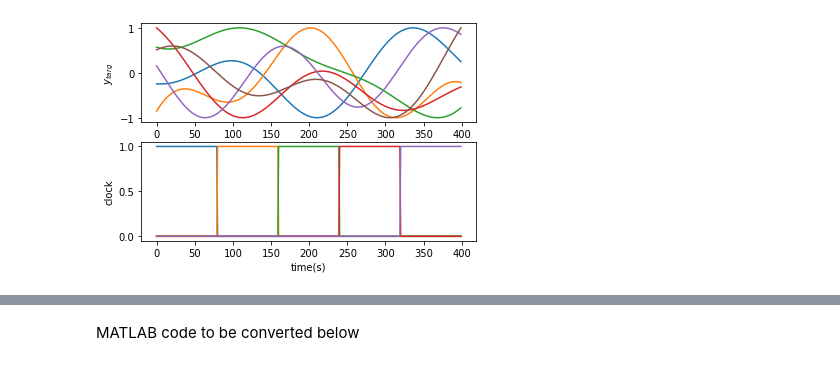
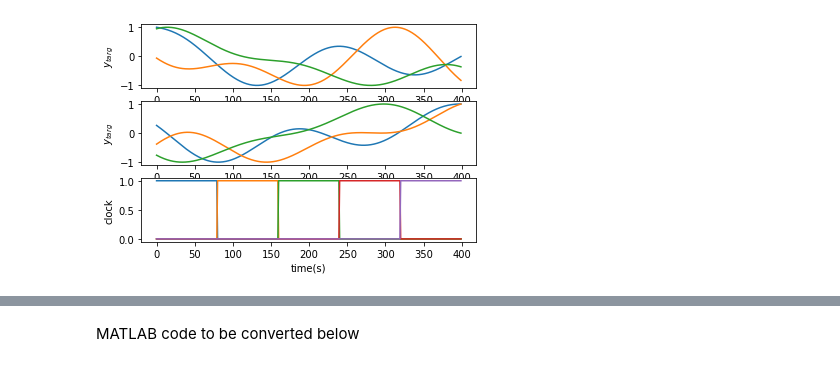
Before and after one commit to cristianocapone/LTTB, a Jupyter notebook: 3D-trajectory-2context.ipynb, the cells around one changed output, grey strips where cells are left out. Cells and saved outputs as stored; diff of their text form; code cells hidden in the pictures.

```diff
--- a/3D-trajectory-2context.ipynb
+++ b/3D-trajectory-2context.ipynb
@@ -48,11 +48,13 @@ Ni = 100
 
 N = Ne+Ni
 
+n_contexts = 2
+
 # Here we build the dictionary of the simulation parameters
 par = {'dt' : dt, 'tau_m' : tau_m, 'tau_s' : tau_s, 'tau_ro' : tau_ro, 'tau_star' : tau_star,'tau_W' : tau_W,
        'dv' : dv, 'Vo' : Vo, 'h' : h, 's_inh' : s_inh,
        'N' : N, 'Ni' : Ni, 'Ne' : Ne, 'T' : T, 'I' : I, 'O' : O, 'shape' : shape,
-       'sigma_Jrec' : sigma_Jrec,'sigma_wrec' : sigma_wrec, 'sigma_Jout' : sigma_Jout,
+       'sigma_Jrec' : sigma_Jrec,'sigma_wrec' : sigma_wrec, 'sigma_Jout' : sigma_Jout, 'n_contexts' : n_contexts,
        'alpha' : alpha, 'alpha_rout' : alpha_rout,
        'sigma_in' : sigma_in, 'sigma_targ' : sigma_targ, 'sigma_context' : sigma_context, 'h' : h}
 
@@ -67,30 +69,31 @@ t_shut = 10
 JMAX = 100.
 nu_targ = 0.005
 
-
 # Here we init our (recurrent) agent
 lttb = LTTB (par)
 # %%
 # define clock and target
 
 lttb.init_targ(par)
 lttb.y_targ_1 = lttb.y_targ
 
 lttb.init_targ(par)
 lttb.y_targ_2 = lttb.y_targ
 
 lttb.init_clock(par)
 
 
 plt.figure()
-plt.subplot(211)
+plt.subplot(311)
 plt.plot(np.array(lttb.y_targ_1).T)
+plt.ylabel('$y_{targ}$')
+plt.subplot(312)
 plt.plot(np.array(lttb.y_targ_2).T)
 plt.ylabel('$y_{targ}$')
-plt.subplot(212)
+plt.subplot(313)
 plt.plot(np.array(lttb.I_clock).T)
 plt.xlabel('time(s)')
 plt.ylabel('clock')
 plt.show()
 # %% [output]
-[figure, old version]
+[figure, new version]
```
Also changed, not shown: parts of 8 cells of this notebook, 3 other files.
